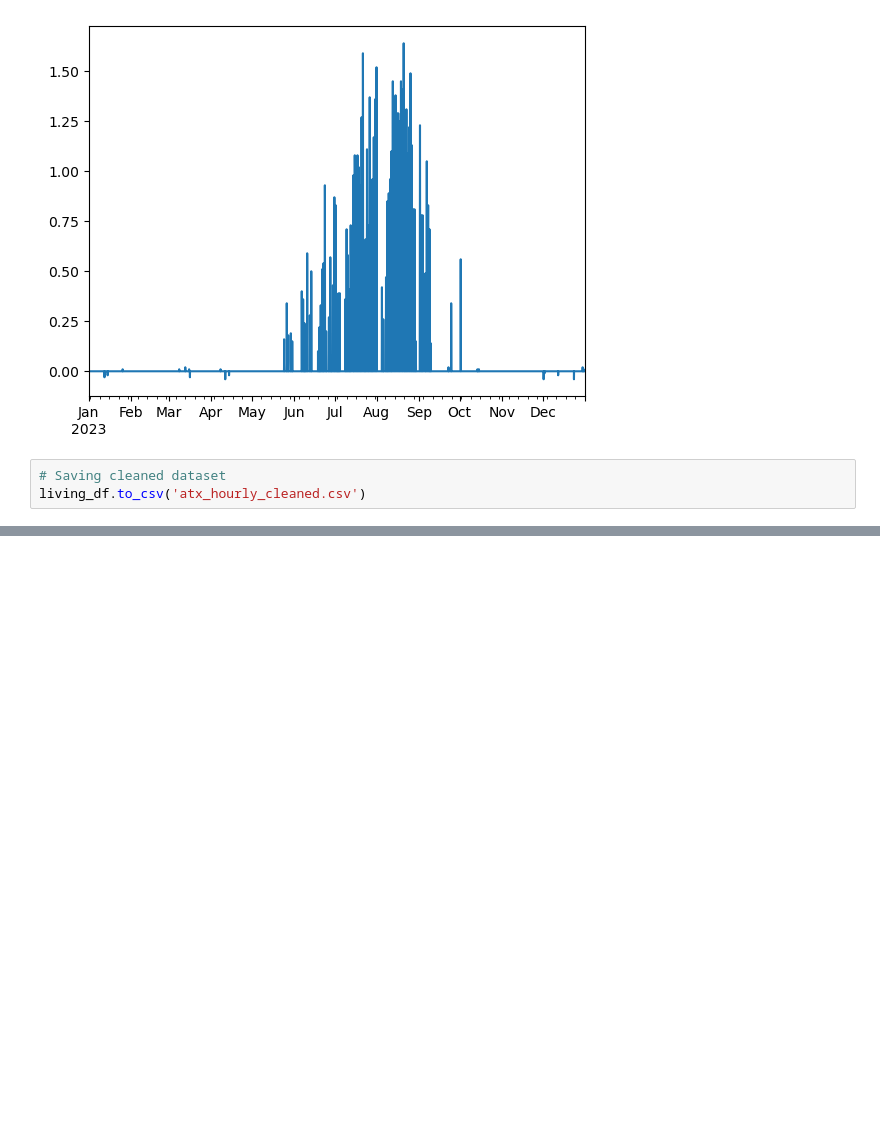
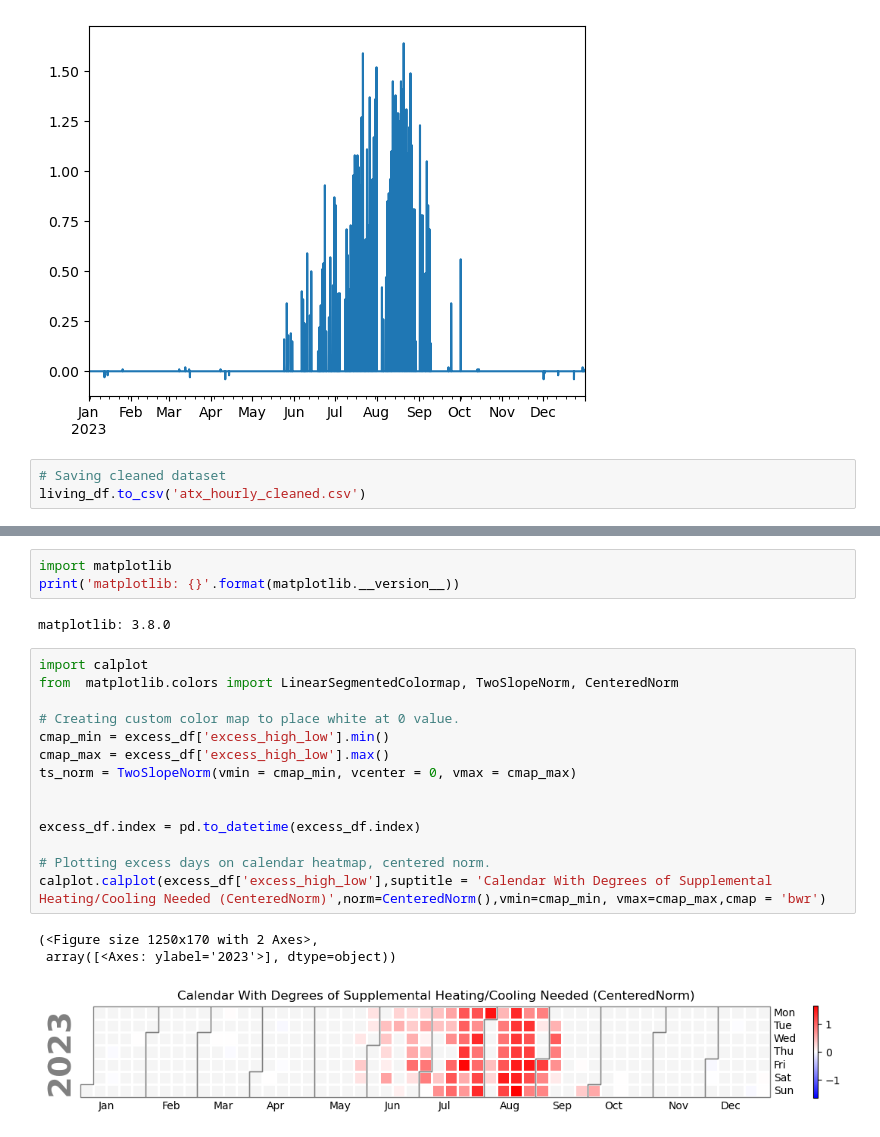
Before and after one commit to alchemicHen/hvac-viz, a Jupyter notebook: cleaning_calendar_viz.ipynb, the cells around one changed output, grey strips where cells are left out. Saved outputs shown, nothing was run; the diff lists cells and outputs as text; blank space fills up the shorter version.

```diff
--- a/cleaning_calendar_viz.ipynb
+++ b/cleaning_calendar_viz.ipynb
@@ -159,0 +157,23 @@ excess_df
+# %%
+import matplotlib
+print('matplotlib: {}'.format(matplotlib.__version__))
+# %% [output]
+matplotlib: 3.8.0
+# %%
+import calplot
+from  matplotlib.colors import LinearSegmentedColormap, TwoSlopeNorm, CenteredNorm
+
+# Creating custom color map to place white at 0 value.
+cmap_min = excess_df['excess_high_low'].min()
+cmap_max = excess_df['excess_high_low'].max()
+ts_norm = TwoSlopeNorm(vmin = cmap_min, vcenter = 0, vmax = cmap_max)
+
+
+excess_df.index = pd.to_datetime(excess_df.index)
+
+# Plotting excess days on calendar heatmap, centered norm.
+calplot.calplot(excess_df['excess_high_low'],suptitle = 'Calendar With Degrees of Supplemental Heating/Cooling Needed (CenteredNorm)',norm=CenteredNorm(),vmin=cmap_min, vmax=cmap_max,cmap = 'bwr')
+# %% [output]
+(<Figure size 1250x170 with 2 Axes>,
+ array([<Axes: ylabel='2023'>], dtype=object))
+[figure, added]
```
Also changed, not shown: parts of 11 cells of this notebook.
